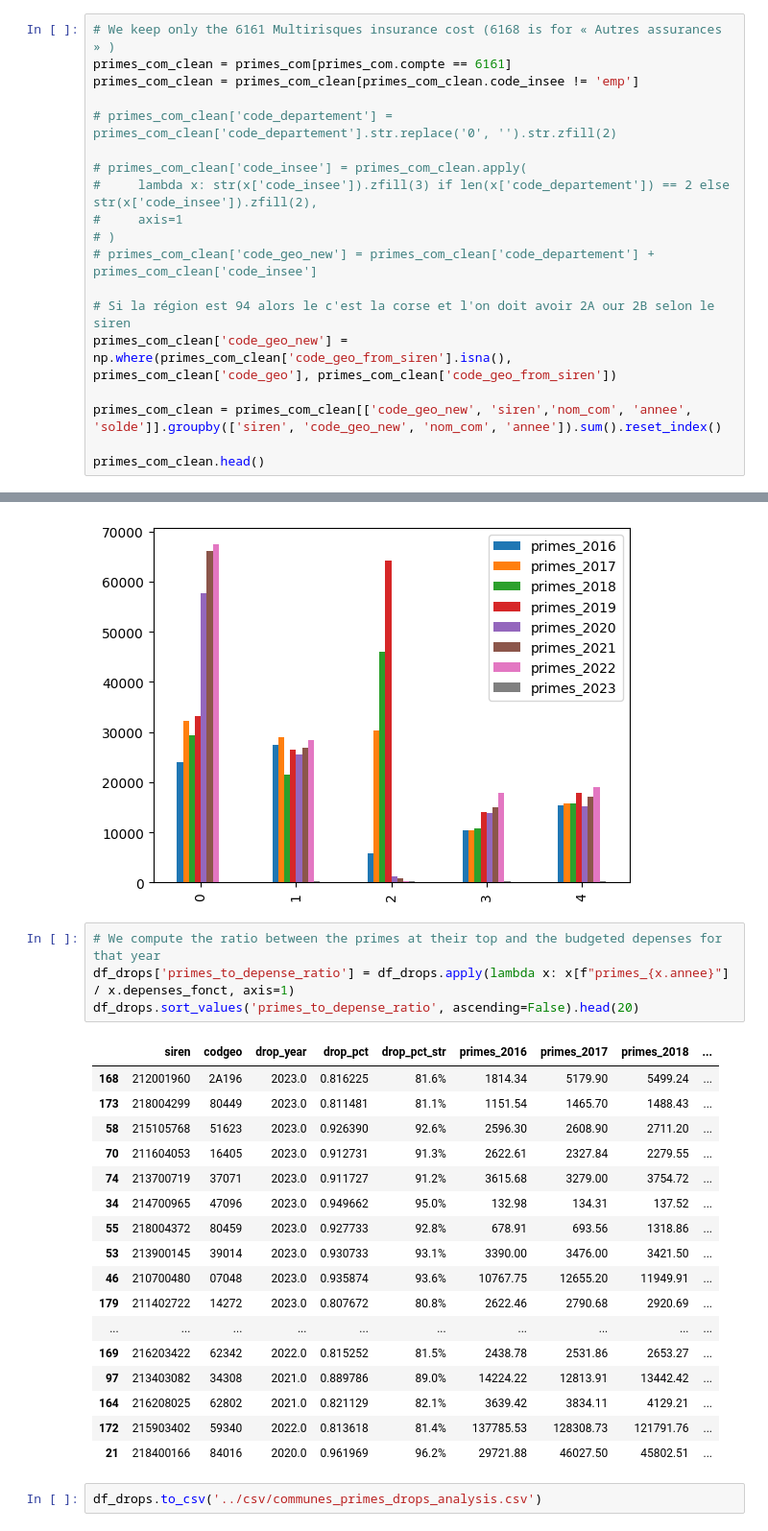
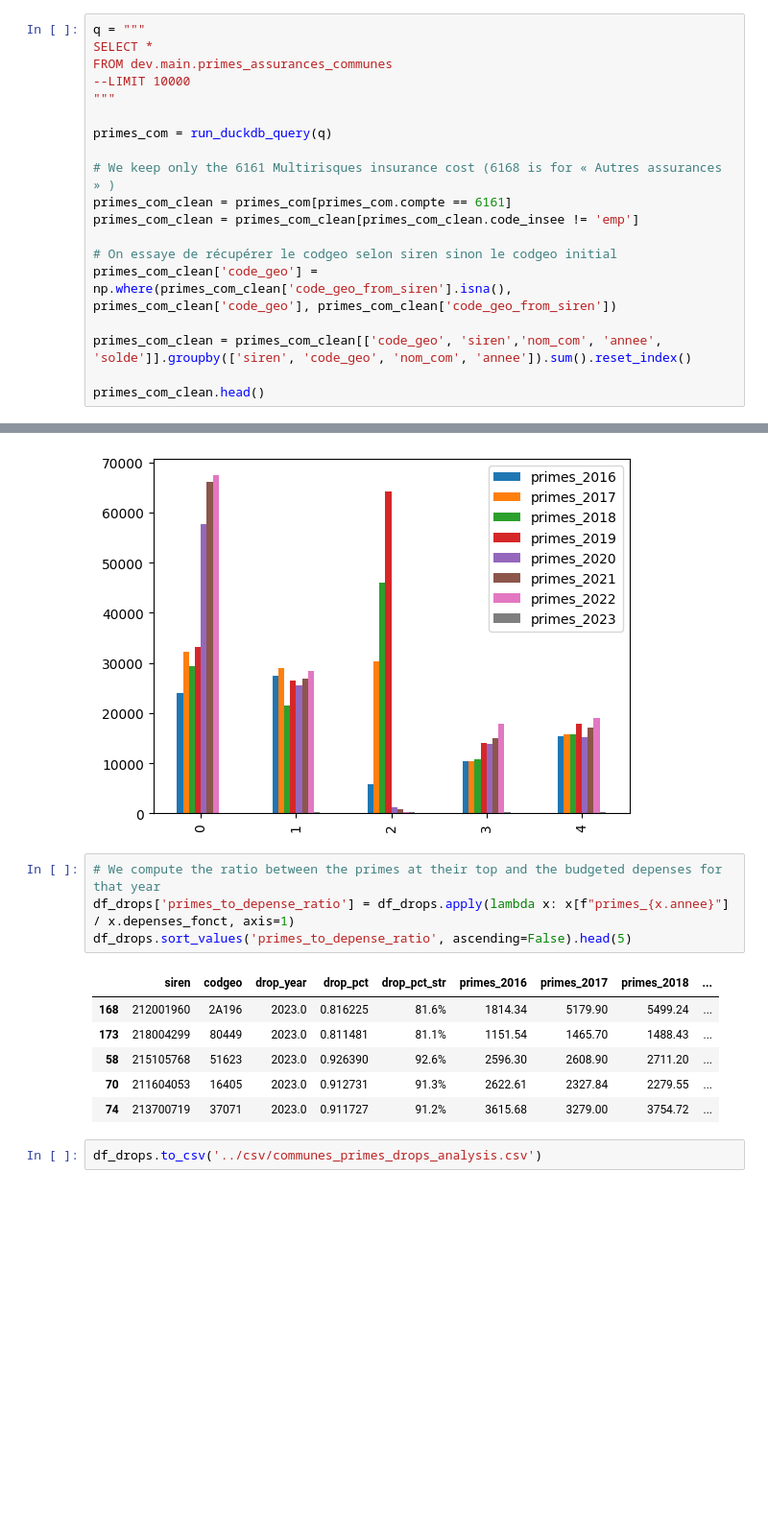
Before and after one commit to dataforgoodfr/14_PrixChangementClimatique, a Jupyter notebook: data/exploration/corr_jacques.ipynb, the cells around one changed output, grey strips where cells are left out. Shown at 96% size. Saved outputs shown, nothing was run; the diff lists cells and outputs as text; blank space fills up the shorter version.

```diff
--- a/data/exploration/corr_jacques.ipynb
+++ b/data/exploration/corr_jacques.ipynb
@@ -72,20 +61,20 @@ close_duckdb(con)
 # %%
+q = """
+SELECT *
+FROM dev.main.primes_assurances_communes
+--LIMIT 10000
+"""
+
+primes_com = run_duckdb_query(q)
+
 # We keep only the 6161 Multirisques insurance cost (6168 is for « Autres assurances » )
 primes_com_clean = primes_com[primes_com.compte == 6161]
 primes_com_clean = primes_com_clean[primes_com_clean.code_insee != 'emp']
 
-# primes_com_clean['code_departement'] = primes_com_clean['code_departement'].str.replace('0', '').str.zfill(2)
+# On essaye de récupérer le codgeo selon siren sinon le codgeo initial
+primes_com_clean['code_geo'] = np.where(primes_com_clean['code_geo_from_siren'].isna(), primes_com_clean['code_geo'], primes_com_clean['code_geo_from_siren'])
 
-# primes_com_clean['code_insee'] = primes_com_clean.apply(
-#     lambda x: str(x['code_insee']).zfill(3) if len(x['code_departement']) == 2 else str(x['code_insee']).zfill(2),
-#     axis=1
-# )
-# primes_com_clean['code_geo_new'] = primes_com_clean['code_departement'] + primes_com_clean['code_insee']
-
-# Si la région est 94 alors le c'est la corse et l'on doit avoir 2A our 2B selon le siren
-primes_com_clean['code_geo_new'] = np.where(primes_com_clean['code_geo_from_siren'].isna(), primes_com_clean['code_geo'], primes_com_clean['code_geo_from_siren'])
-
-primes_com_clean = primes_com_clean[['code_geo_new', 'siren','nom_com', 'annee', 'solde']].groupby(['siren', 'code_geo_new', 'nom_com', 'annee']).sum().reset_index()
+primes_com_clean = primes_com_clean[['code_geo', 'siren','nom_com', 'annee', 'solde']].groupby(['siren', 'code_geo', 'nom_com', 'annee']).sum().reset_index()
 
 primes_com_clean.head()
 # %% [output]
@@ -505,25 +503,14 @@ df_drops.head(5).plot.bar(y=primes_col)
 # %%
 # We compute the ratio between the primes at their top and the budgeted depenses for that year
 df_drops['primes_to_depense_ratio'] = df_drops.apply(lambda x: x[f"primes_{x.annee}"] / x.depenses_fonct, axis=1)
-df_drops.sort_values('primes_to_depense_ratio', ascending=False).head(20)
+df_drops.sort_values('primes_to_depense_ratio', ascending=False).head(5)
 # %% [output]
 |  | siren | codgeo | drop_year | drop_pct | drop_pct_str | primes_2016 | primes_2017 | primes_2018 | ... |
 | 168 | 212001960 | 2A196 | 2023.0 | 0.816225 | 81.6% | 1814.34 | 5179.90 | 5499.24 | ... |
 | 173 | 218004299 | 80449 | 2023.0 | 0.811481 | 81.1% | 1151.54 | 1465.70 | 1488.43 | ... |
 | 58 | 215105768 | 51623 | 2023.0 | 0.926390 | 92.6% | 2596.30 | 2608.90 | 2711.20 | ... |
 | 70 | 211604053 | 16405 | 2023.0 | 0.912731 | 91.3% | 2622.61 | 2327.84 | 2279.55 | ... |
 | 74 | 213700719 | 37071 | 2023.0 | 0.911727 | 91.2% | 3615.68 | 3279.00 | 3754.72 | ... |
-| 34 | 214700965 | 47096 | 2023.0 | 0.949662 | 95.0% | 132.98 | 134.31 | 137.52 | ... |
-| 55 | 218004372 | 80459 | 2023.0 | 0.927733 | 92.8% | 678.91 | 693.56 | 1318.86 | ... |
-| 53 | 213900145 | 39014 | 2023.0 | 0.930733 | 93.1% | 3390.00 | 3476.00 | 3421.50 | ... |
-| 46 | 210700480 | 07048 | 2023.0 | 0.935874 | 93.6% | 10767.75 | 12655.20 | 11949.91 | ... |
-| 179 | 211402722 | 14272 | 2023.0 | 0.807672 | 80.8% | 2622.46 | 2790.68 | 2920.69 | ... |
-| ... | ... | ... | ... | ... | ... | ... | ... | ... | ... |
-| 169 | 216203422 | 62342 | 2022.0 | 0.815252 | 81.5% | 2438.78 | 2531.86 | 2653.27 | ... |
-| 97 | 213403082 | 34308 | 2021.0 | 0.889786 | 89.0% | 14224.22 | 12813.91 | 13442.42 | ... |
-| 164 | 216208025 | 62802 | 2021.0 | 0.821129 | 82.1% | 3639.42 | 3834.11 | 4129.21 | ... |
-| 172 | 215903402 | 59340 | 2022.0 | 0.813618 | 81.4% | 137785.53 | 128308.73 | 121791.76 | ... |
-| 21 | 218400166 | 84016 | 2020.0 | 0.961969 | 96.2% | 29721.88 | 46027.50 | 45802.51 | ... |
 # %%
 df_drops.to_csv('../csv/communes_primes_drops_analysis.csv')
 # %%
```
Also changed, not shown: parts of 5 cells of this notebook, 4 other files.
